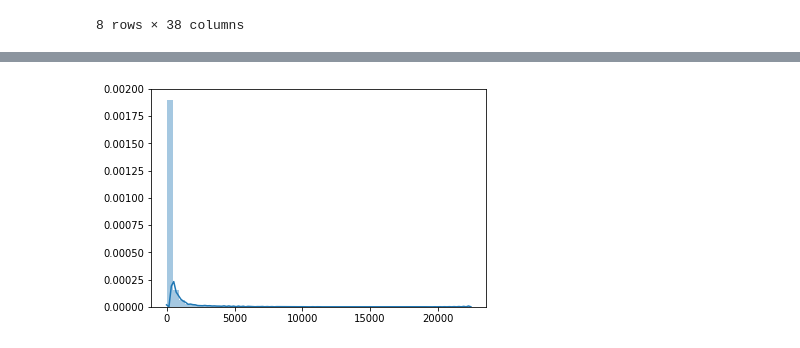
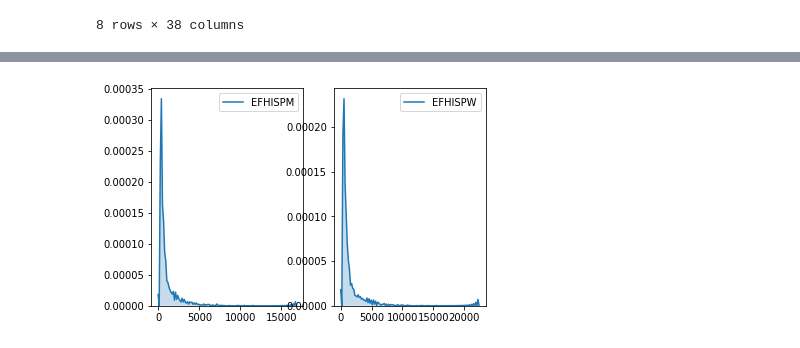
Before and after one commit to carlos-datascientist/education, a Jupyter notebook: education_EDA.ipynb, the cells around one changed output, grey strips where cells are left out. Drawn from its saved outputs; the diff is of its cells as text; code cells hidden in the pictures.

```diff
--- a/education_EDA.ipynb
+++ b/education_EDA.ipynb
@@ -214,5 +211,8 @@ sns.distplot(np.asarray(df_merge['EFHISPM']));
-# %%
-# Distribution for hispanic women
-sns.distplot(np.asarray(df_merge['EFHISPW']));
-# %% [output]
-[figure, removed]
+# %%
+# Distribution of hispanic male and female students
+fig, ax =plt.subplots(1,2)
+sns.kdeplot(df_merge['EFHISPM'], shade=True,ax=ax[0])
+sns.kdeplot(df_merge['EFHISPW'], shade=True,ax=ax[1])
+fig.show()
+# %% [output]
+[figure, added]
```
Also changed, not shown: parts of 11 cells of this notebook.
